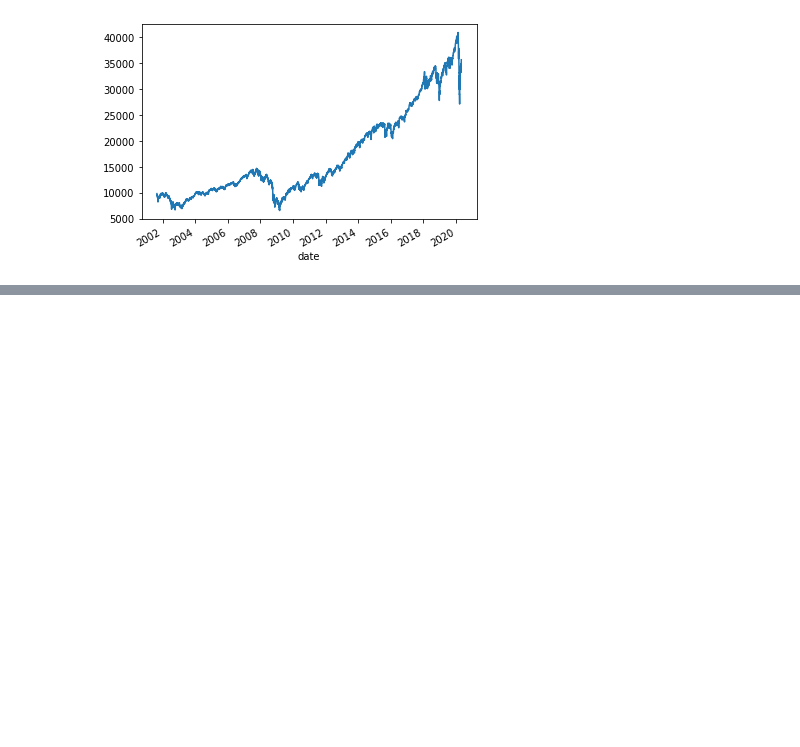
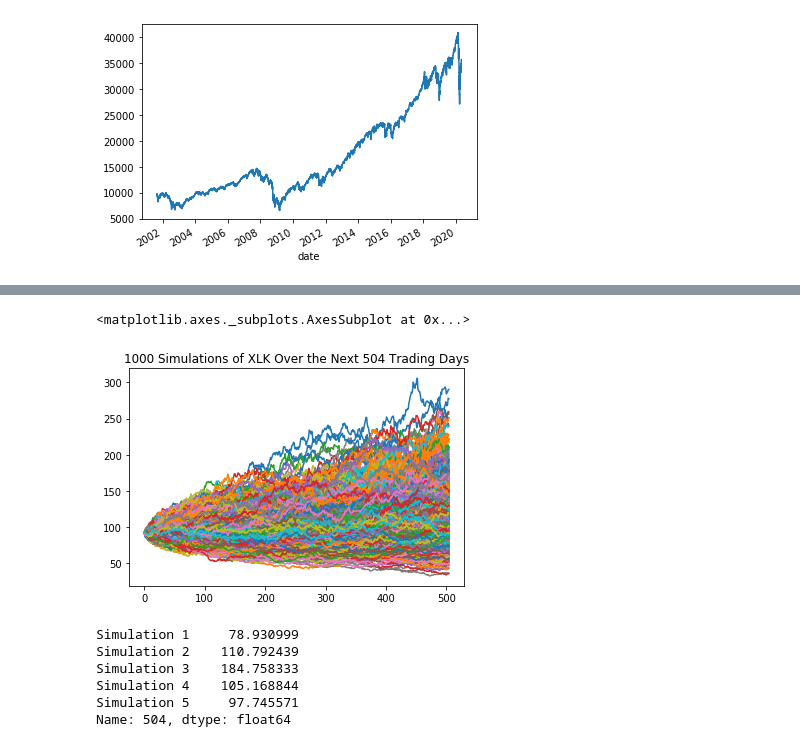
Before and after one commit to bkayratkyzy/Monte_Carlo_Simulations, a Jupyter notebook: notebooks/chris.ipynb, the cells around one changed output, grey strips where cells are left out. Saved outputs shown, nothing was run; the diff lists cells and outputs as text; code cells hidden in the pictures; blank space fills up the shorter version.

Commit message:
monte carlo of XLB, XLK, RWR, and SPY

```diff
--- a/notebooks/chris.ipynb
+++ b/notebooks/chris.ipynb
@@ -585,0 +684,6 @@ for i in range(num_trading_days):
+# %%
+#START MONTE CARLO ANALYSIS XLK
+
+# Calculate the mean of daily returns for XLK
+avg_daily_return_xlk = concat_df.mean()['XLK_return']
+print(f"The average daily return of XLK is {avg_daily_return_xlk}")
@@ -585,0 +692,31 @@ for i in range(num_trading_days):
+# %%
+#Set number of simulations
+num_simulations = 1000
+
+# Set number of trading days and get last closing price of XLK from DataFrame
+
+num_trading_days = 252*2
+XLK_last_price = concat_df['XLK close'][-1]
+
+# Initialize empty DataFrame to hold simulated prices for each simulation
+simulated_prices_XLK_df = pd.DataFrame()
+# %%
+# Run the simulation `1000` times
+for n in range(num_simulations):
+
+    # Initialize the simulated prices list with the last closing price of XLB
+    simulated_XLK_prices = [XLK_last_price]
+    simulated_XLK_prices
+
+    # Simulate the returns for 504 days
+    for i in range(num_trading_days):
+
+    # Calculate the simulated price using the last price within the list
+        simulated_price = simulated_XLK_prices[-1] * (1 + np.random.normal(avg_daily_return_xlk, xlk_std))
+        # Append the simulated price to the list
+        simulated_XLK_prices.append(simulated_price)
+
+    # Append simulated price of each simulation to DataFrame
+    simulated_prices_XLK_df[f"Simulation {n+1}"] = pd.Series(simulated_XLK_prices)
+
+simulated_prices_XLK_df.head()
@@ -585,0 +731,18 @@ for i in range(num_trading_days):
+# %%
+#Plot 1000 simulations of 504 trading days
+plot_title = f"{n+1} Simulations of XLK Over the Next 504 Trading Days"
+simulated_prices_XLK_df.plot(legend=None, title=plot_title)
+# %% [output]
+<matplotlib.axes._subplots.AxesSubplot at 0x...>
+[figure, added]
+# %%
+# Select the last row (price of each simulation on the 504th trading day)
+simulated_ending_prices_XLK = simulated_prices_XLK_df.iloc[-1, :]
+simulated_ending_prices_XLK.head()
+# %% [output]
+Simulation 1     78.930999
+Simulation 2    110.792439
+Simulation 3    184.758333
+Simulation 4    105.168844
+Simulation 5     97.745571
+Name: 504, dtype: float64
```
Also changed, not shown: parts of 34 cells of this notebook, 2 other files.
